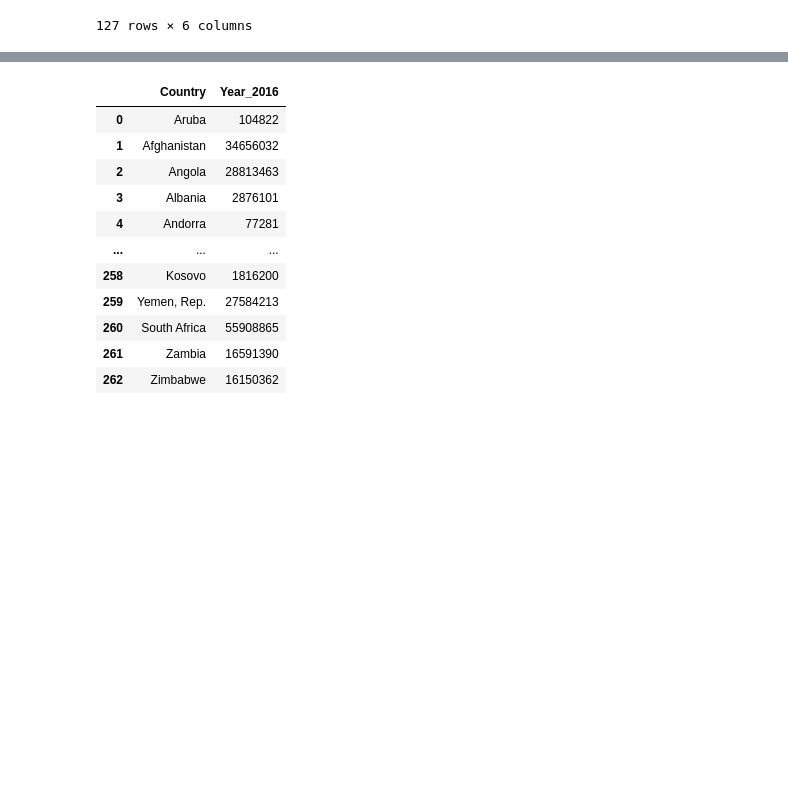
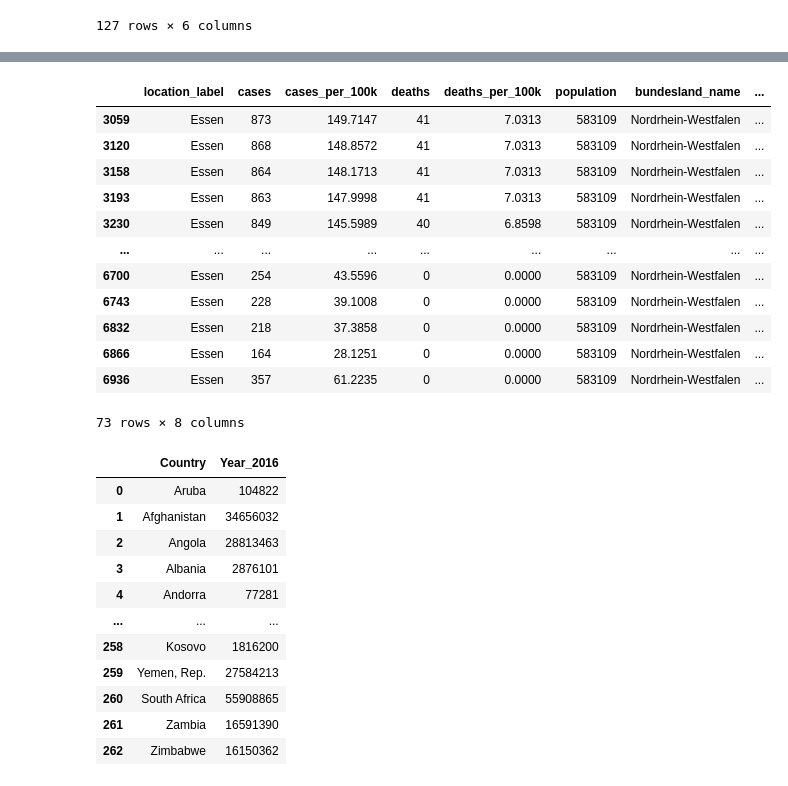
Before and after one commit to Jubo30/Data-Science-Project, a Jupyter notebook: Täglicher Zuwachs Deutschland.ipynb, the cells around one changed output, grey strips where cells are left out. Saved outputs shown, nothing was run; the diff lists cells and outputs as text; code cells hidden in the pictures; blank space fills up the shorter version.

```diff
--- a/Täglicher Zuwachs Deutschland.ipynb
+++ b/Täglicher Zuwachs Deutschland.ipynb
@@ -204,3 +213,19 @@ HSK.tail()
+# %%
+Essen
+# %% [output]
+|  | location_label | cases | cases_per_100k | deaths | deaths_per_100k | population | bundesland_name | ... |
+| 3059 | Essen | 873 | 149.7147 | 41 | 7.0313 | 583109 | Nordrhein-Westfalen | ... |
+| 3120 | Essen | 868 | 148.8572 | 41 | 7.0313 | 583109 | Nordrhein-Westfalen | ... |
+| 3158 | Essen | 864 | 148.1713 | 41 | 7.0313 | 583109 | Nordrhein-Westfalen | ... |
+| 3193 | Essen | 863 | 147.9998 | 41 | 7.0313 | 583109 | Nordrhein-Westfalen | ... |
+| 3230 | Essen | 849 | 145.5989 | 40 | 6.8598 | 583109 | Nordrhein-Westfalen | ... |
+| ... | ... | ... | ... | ... | ... | ... | ... | ... |
+| 6700 | Essen | 254 | 43.5596 | 0 | 0.0000 | 583109 | Nordrhein-Westfalen | ... |
+| 6743 | Essen | 228 | 39.1008 | 0 | 0.0000 | 583109 | Nordrhein-Westfalen | ... |
+| 6832 | Essen | 218 | 37.3858 | 0 | 0.0000 | 583109 | Nordrhein-Westfalen | ... |
+| 6866 | Essen | 164 | 28.1251 | 0 | 0.0000 | 583109 | Nordrhein-Westfalen | ... |
+| 6936 | Essen | 357 | 61.2235 | 0 | 0.0000 | 583109 | Nordrhein-Westfalen | ... |
+73 rows × 8 columns
 # %%
 laendereinwohner = pd.read_csv('population-figures-by-country-csv_csv.csv')
 laendereinwohner = laendereinwohner[['Country','Year_2016']]
```
Also changed, not shown: parts of 7 cells of this notebook.
